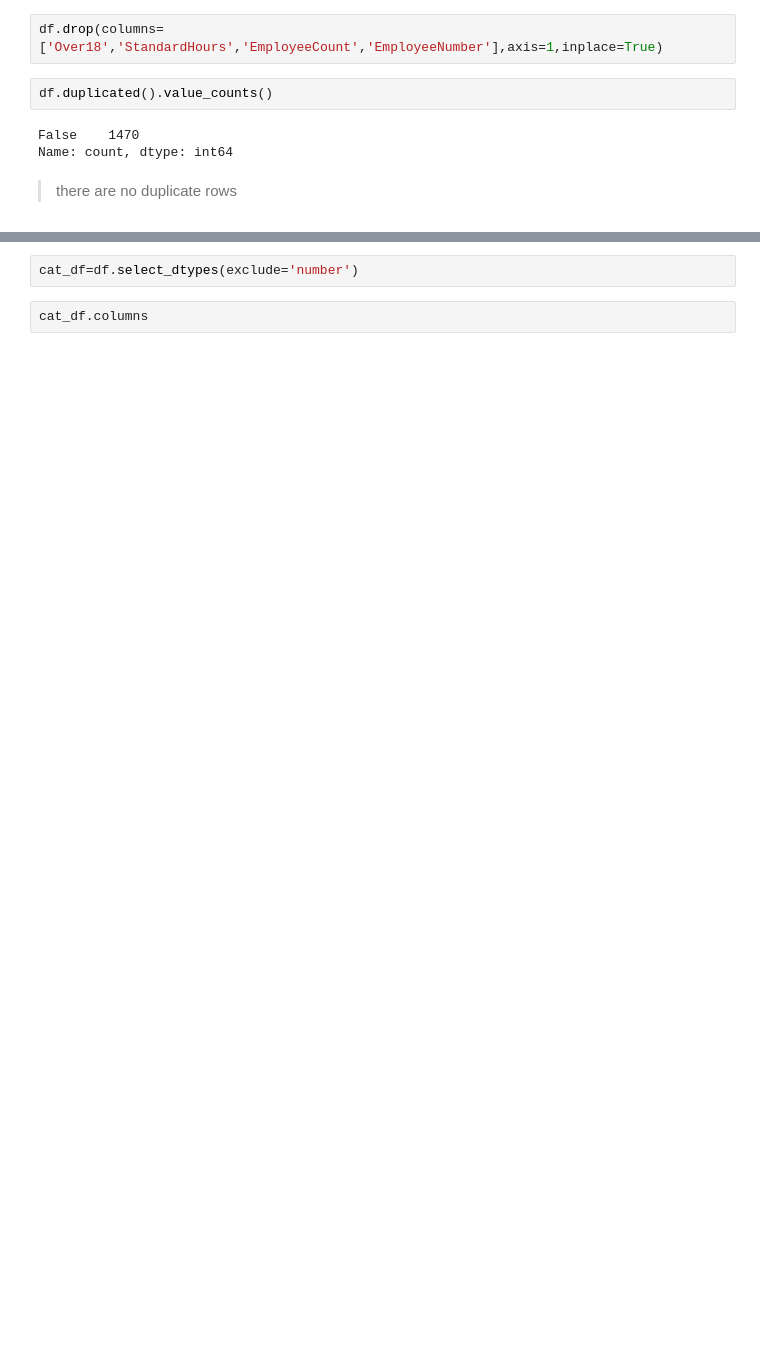
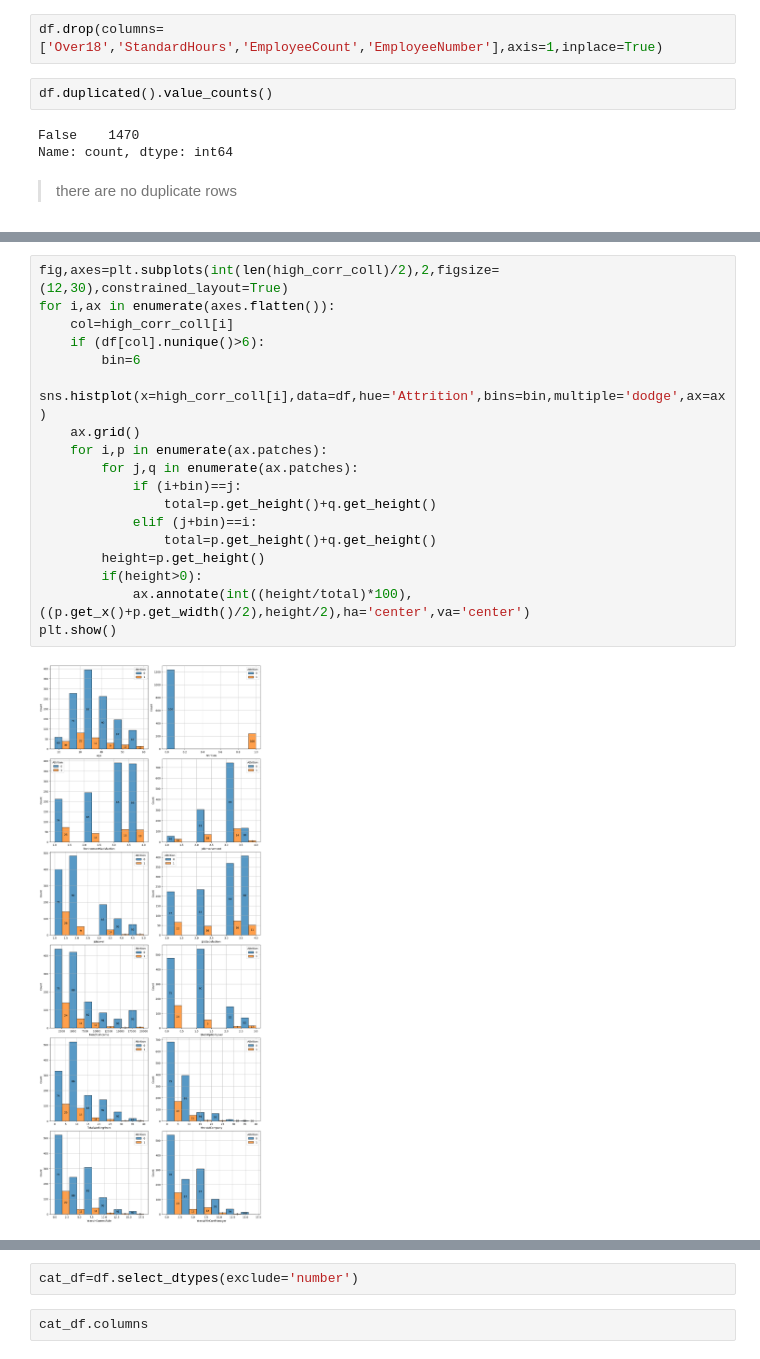
Before and after one commit to ABHISHEK-K-M-775/Employee-Attrition-Prediction, a Jupyter notebook: notebook/analysis.ipynb, the cells around one changed output, grey strips where cells are left out. Saved outputs shown, nothing was run; the diff lists cells and outputs as text; blank space fills up the shorter version.

```diff
--- a/notebook/analysis.ipynb
+++ b/notebook/analysis.ipynb
@@ -120,0 +186,20 @@ Name: count, dtype: int64
+# %%
+fig,axes=plt.subplots(int(len(high_corr_coll)/2),2,figsize=(12,30),constrained_layout=True)
+for i,ax in enumerate(axes.flatten()):
+    col=high_corr_coll[i]
+    if (df[col].nunique()>6):
+        bin=6
+    sns.histplot(x=high_corr_coll[i],data=df,hue='Attrition',bins=bin,multiple='dodge',ax=ax)
+    ax.grid()
+    for i,p in enumerate(ax.patches):
+        for j,q in enumerate(ax.patches):
+            if (i+bin)==j:
+                total=p.get_height()+q.get_height()
+            elif (j+bin)==i:
+                total=p.get_height()+q.get_height()
+        height=p.get_height()
+        if(height>0):
+            ax.annotate(int((height/total)*100),((p.get_x()+p.get_width()/2),height/2),ha='center',va='center')
+plt.show()
+# %% [output]
+[figure, added]
```
Also changed, not shown: parts of 32 cells of this notebook.
